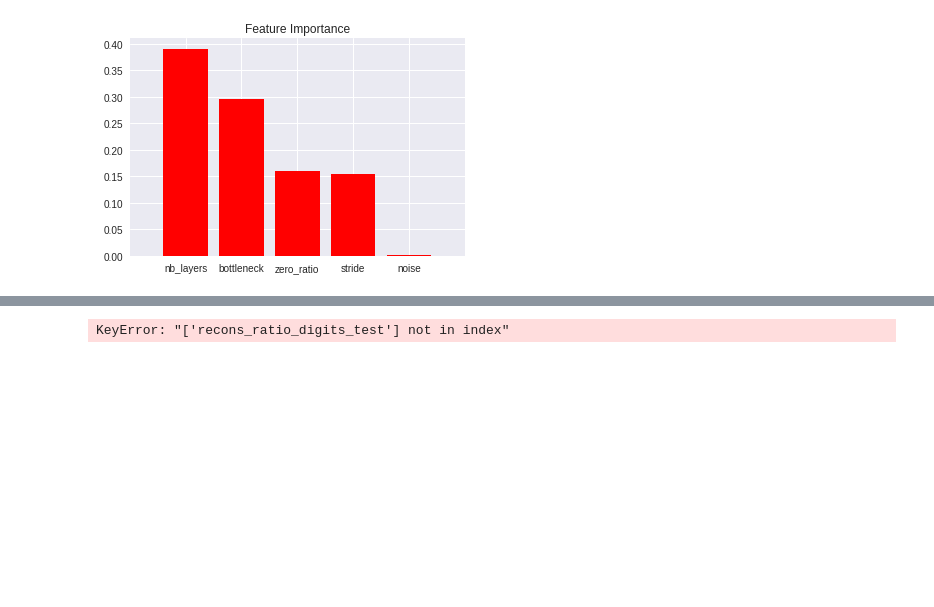
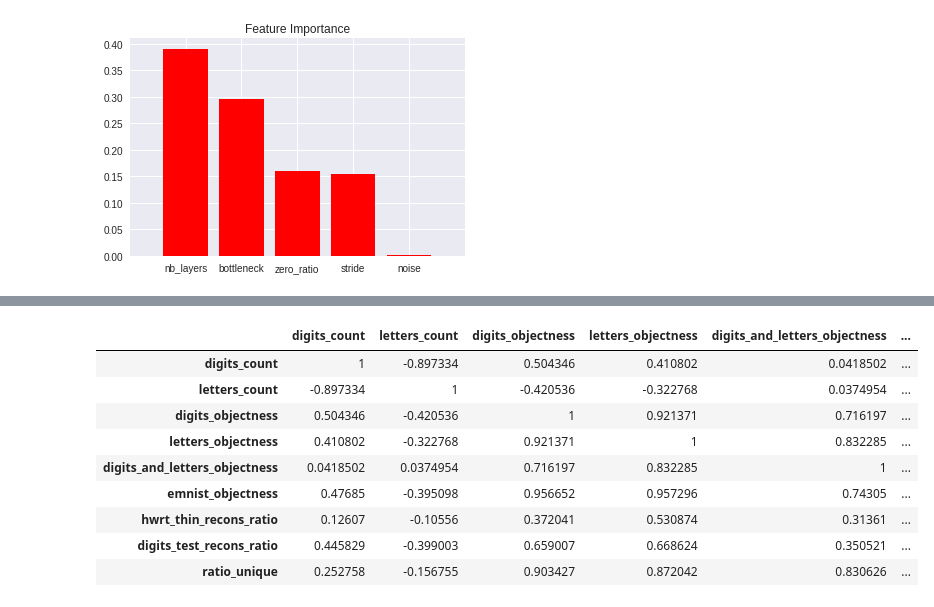
Before and after one commit to mehdidc/out_of_class, a Jupyter notebook: ae/ipynb/analysis.ipynb, the cells around one changed output, grey strips where cells are left out. Cells and saved outputs as stored; diff of their text form; code cells hidden in the pictures; blank space fills up the shorter version.

```diff
--- a/ae/ipynb/analysis.ipynb
+++ b/ae/ipynb/analysis.ipynb
@@ -208,21 +197,31 @@ show(d.iloc[0:10])
 # %%
 labels = [
     'digits_count',
     'letters_count',
     'digits_objectness',
     'letters_objectness',
     'digits_and_letters_objectness',
     'emnist_objectness',
-    'recons_ratio_digits_test',
+    'hwrt_thin_recons_ratio',
+    'digits_test_recons_ratio',
     'ratio_unique'
 ]
 
 d = df_full[labels].corr()
 def m(val):
     color = 'yellow' if abs(val) > 0.8 else 'white'
     return 'background-color: %s' % color
 
 d = d.style.applymap(m)
 d
 # %% [output]
-KeyError: "['recons_ratio_digits_test'] not in index"
+|  | digits_count | letters_count | digits_objectness | letters_objectness | digits_and_letters_objectness | ... |
+| digits_count | 1 | -0.897334 | 0.504346 | 0.410802 | 0.0418502 | ... |
+| letters_count | -0.897334 | 1 | -0.420536 | -0.322768 | 0.0374954 | ... |
+| digits_objectness | 0.504346 | -0.420536 | 1 | 0.921371 | 0.716197 | ... |
+| letters_objectness | 0.410802 | -0.322768 | 0.921371 | 1 | 0.832285 | ... |
+| digits_and_letters_objectness | 0.0418502 | 0.0374954 | 0.716197 | 0.832285 | 1 | ... |
+| emnist_objectness | 0.47685 | -0.395098 | 0.956652 | 0.957296 | 0.74305 | ... |
+| hwrt_thin_recons_ratio | 0.12607 | -0.10556 | 0.372041 | 0.530874 | 0.31361 | ... |
+| digits_test_recons_ratio | 0.445829 | -0.399003 | 0.659007 | 0.668624 | 0.350521 | ... |
+| ratio_unique | 0.252758 | -0.156755 | 0.903427 | 0.872042 | 0.830626 | ... |
```
Also changed, not shown: parts of 1 cell of this notebook, 1 other file.
